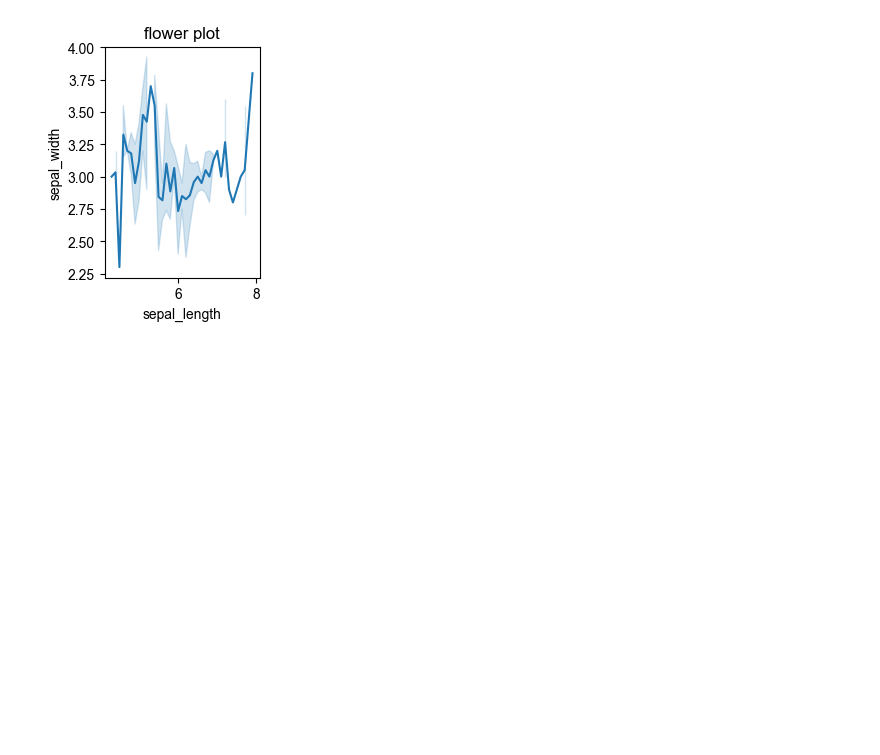
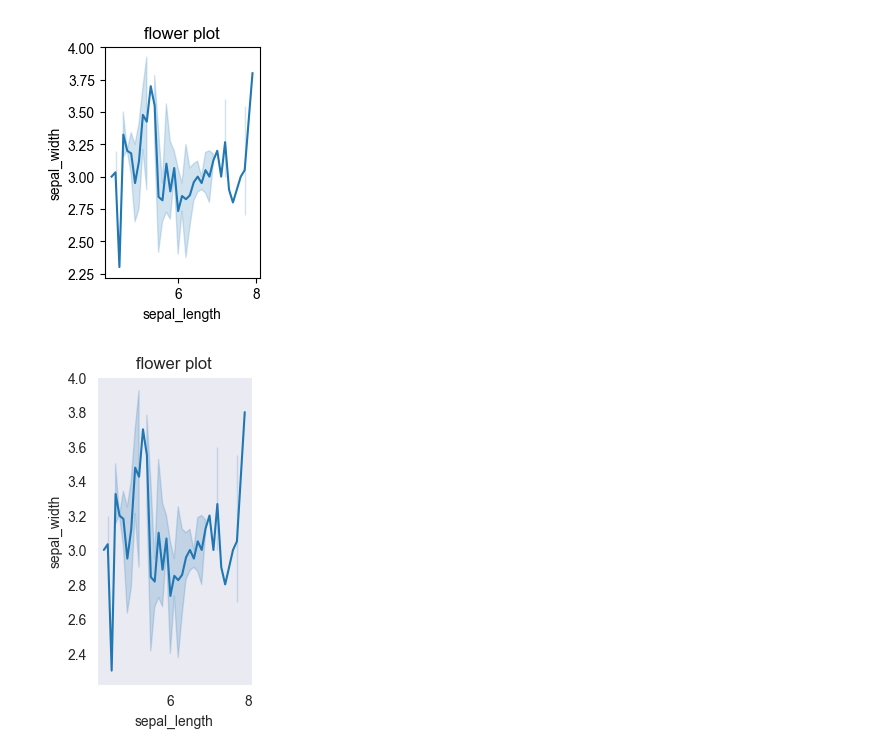
Before and after one commit to hassanrao786/python_data, a Jupyter notebook: 01_lineplots.ipynb, the cells around one changed output. Cells and saved outputs as stored; diff of their text form; code cells hidden in the pictures; blank space fills up the shorter version.

```diff
--- a/01_lineplots.ipynb
+++ b/01_lineplots.ipynb
@@ -78,3 +78,11 @@ sns.set_style(style=None,rc=None)
 sns.set_style("dark")
 # %% [output]
 [figure]
+# %%
+plt.figure(figsize=(2,4))
+sns.lineplot(x="sepal_length",y="sepal_width",data =flower)
+plt.title("flower plot")
+sns.set_style(style=None,rc=None)
+sns.set_style("dark")
+# %% [output]
+[figure, added]
```
Also changed, not shown: parts of 3 cells of this notebook.
